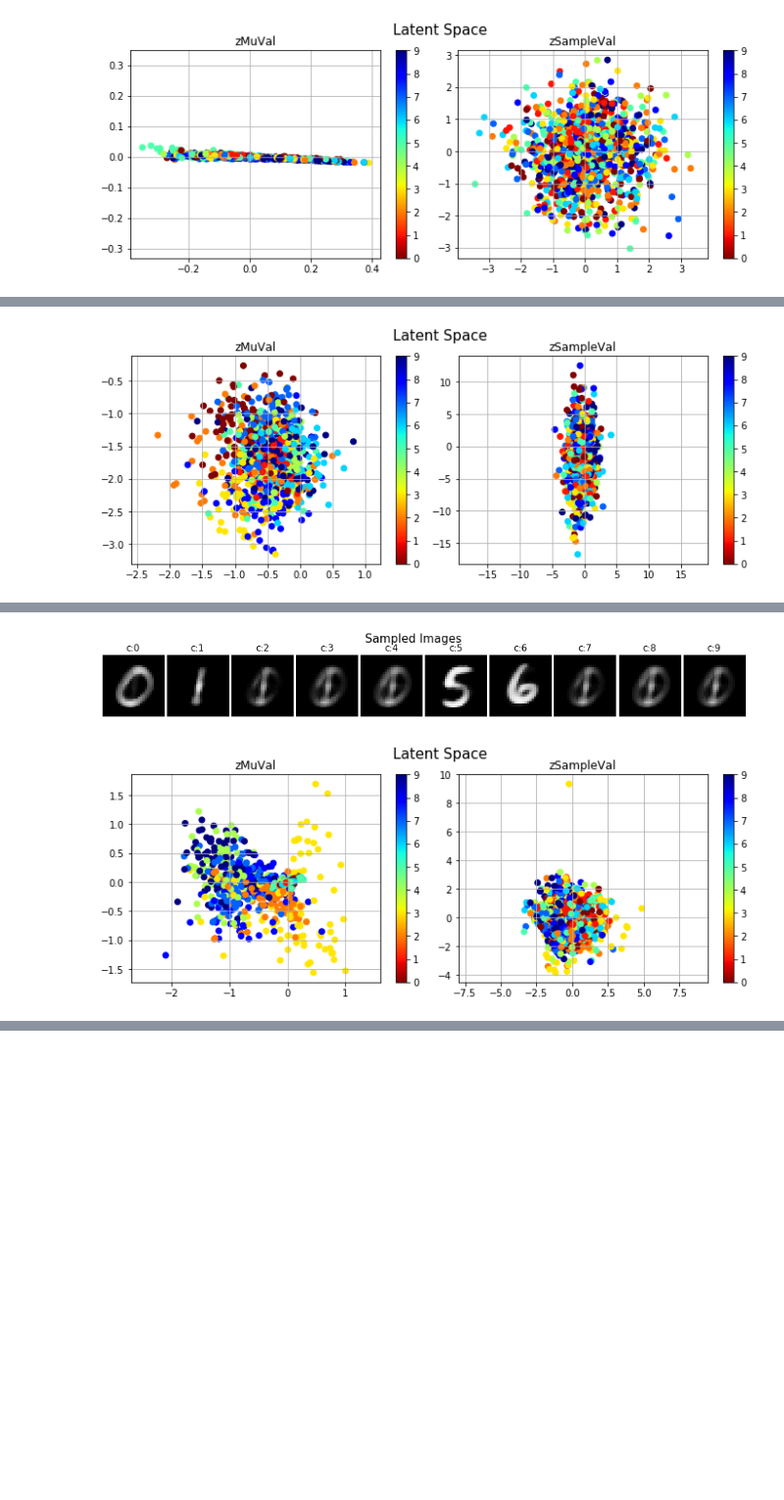
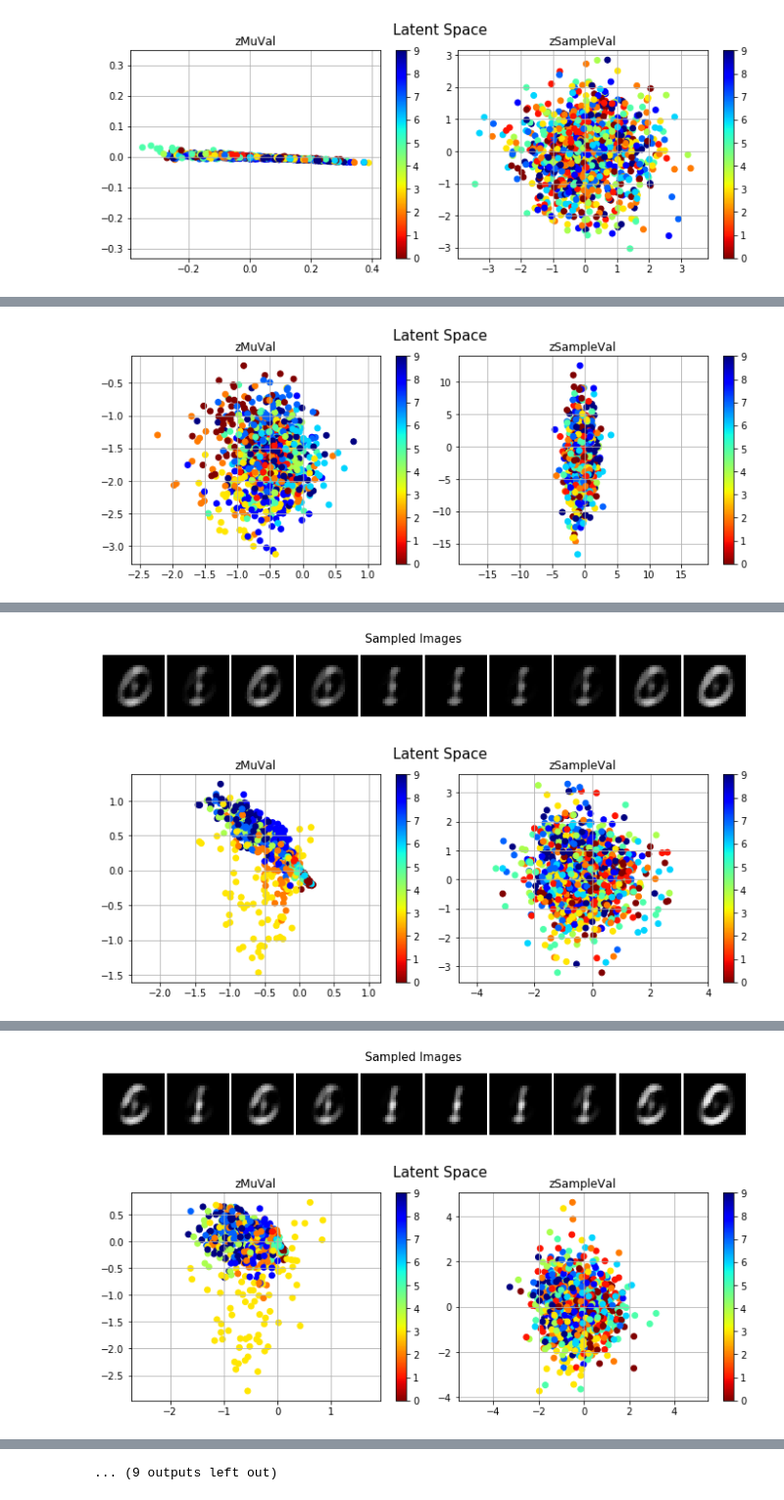
Before and after one commit to sjchoi86/mujoco-ant, a Jupyter notebook: src/demo_vae.ipynb, the cells around one changed output, grey strips where cells are left out. Shown at 98% size. Drawn from its saved outputs; the diff is of its cells as text; code cells hidden in the pictures; blank space fills up the shorter version.

```diff
--- a/src/demo_vae.ipynb
+++ b/src/demo_vae.ipynb
@@ -112,0 +120,21 @@ Extracting data/t10k-labels-idx1-ubyte.gz
+# %%
+tf.reset_default_graph() # Reset Graph
+tf.set_random_seed(0); np.random.seed(0) # Fix random seed
+QV = vae_class(_name='QCVAE',_xDim=784,_zDim=128,_hDims=[256,128],_cDim=10,
+              _actv=tf.nn.softplus,_bn=None,
+              _optimizer=tf.train.AdamOptimizer,
+              _optm_param={'lr':0.0001,'beta1':0.9,'beta2':0.9,'epsilon':1e-8},
+              _VERBOSE=False)
+sess = gpu_sess()
+# We will use MNIST
+mnist = input_data.read_data_sets('data', one_hot=True)
+X = mnist.train.images
+Y = mnist.train.labels
+Q = np.zeros(mnist.train.num_examples)
+for i in range(mnist.train.num_examples):
+    yVal = np.argmax(Y[i,:])
+    if yVal<5: Q[i] = 2-yVal # 0,1,2,3,4 => 2,1,0,-1,-2
+    else: Q[i] = 7-yVal # 5,6,7,8,9 => 2,1,0,-1,-2
+# Train Conditional VAE with weighting
+QV.train(_sess=sess,_X=X,_Y=Y,_C=Y,_Q=Q,_maxIter=1e4,_batchSize=256,_PRINT_EVERY=2e4,_PLOT_EVERY=2e4,
+       _imgSz=(28,28),_figsize=(15,2),_nR=1,_nC=10,_LR_SCHEDULE=False)
@@ -118,7 +158,7 @@ Extracting data/t10k-labels-idx1-ubyte.gz
 # %%
 tf.reset_default_graph() # Reset Graph
 tf.set_random_seed(0); np.random.seed(0) # Fix random seed
-QV = vae_class(_name='QVAE',_xDim=784,_zDim=128,_hDims=[256,128],_cDim=10,
+QV = vae_class(_name='QVAE',_xDim=784,_zDim=128,_hDims=[256,128],_cDim=0,
               _actv=tf.nn.softplus,_bn=None,
               _optimizer=tf.train.AdamOptimizer,
               _optm_param={'lr':0.0001,'beta1':0.9,'beta2':0.9,'epsilon':1e-8},
@@ -134,7 +174,7 @@ for i in range(mnist.train.num_examples):
     if yVal<5: Q[i] = 2-yVal # 0,1,2,3,4 => 2,1,0,-1,-2
     else: Q[i] = 7-yVal # 5,6,7,8,9 => 2,1,0,-1,-2
 # Train Conditional VAE with weighting
-QV.train(_sess=sess,_X=X,_Y=Y,_C=Y,_Q=Q,_maxIter=1e4,_batchSize=256,_PRINT_EVERY=2e4,_PLOT_EVERY=2e4,
+QV.train(_sess=sess,_X=X,_Y=Y,_C=None,_Q=Q,_maxIter=3e4,_batchSize=256,_PRINT_EVERY=5e3,_PLOT_EVERY=5e3,
        _imgSz=(28,28),_figsize=(15,2),_nR=1,_nC=10,_LR_SCHEDULE=False)
 # %% [output]
 Extracting data/train-images-idx3-ubyte.gz
@@ -148,2 +188,2 @@ Extracting data/t10k-labels-idx1-ubyte.gz
-[figure, old version]
+[figure, new version]
-[figure, old version]
+[figure, new version]
@@ -149,0 +191,2 @@ Extracting data/t10k-labels-idx1-ubyte.gz
+[figure, added]
+[figure, added]
@@ -149,0 +196 @@ Extracting data/t10k-labels-idx1-ubyte.gz
+... (9 outputs left out)
```
Also changed, not shown: parts of 6 cells of this notebook, 5 other files.
